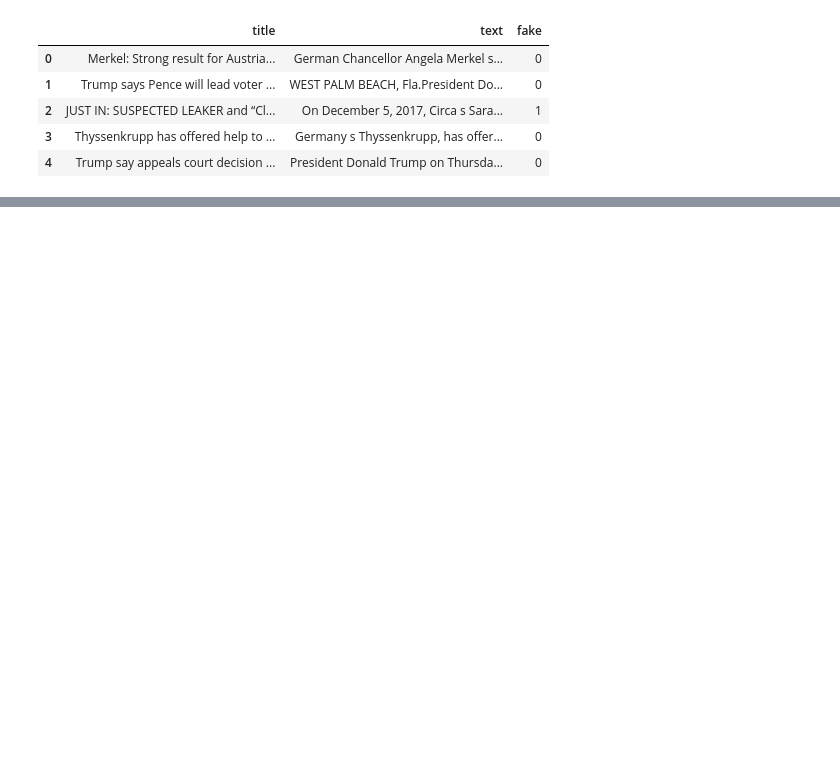
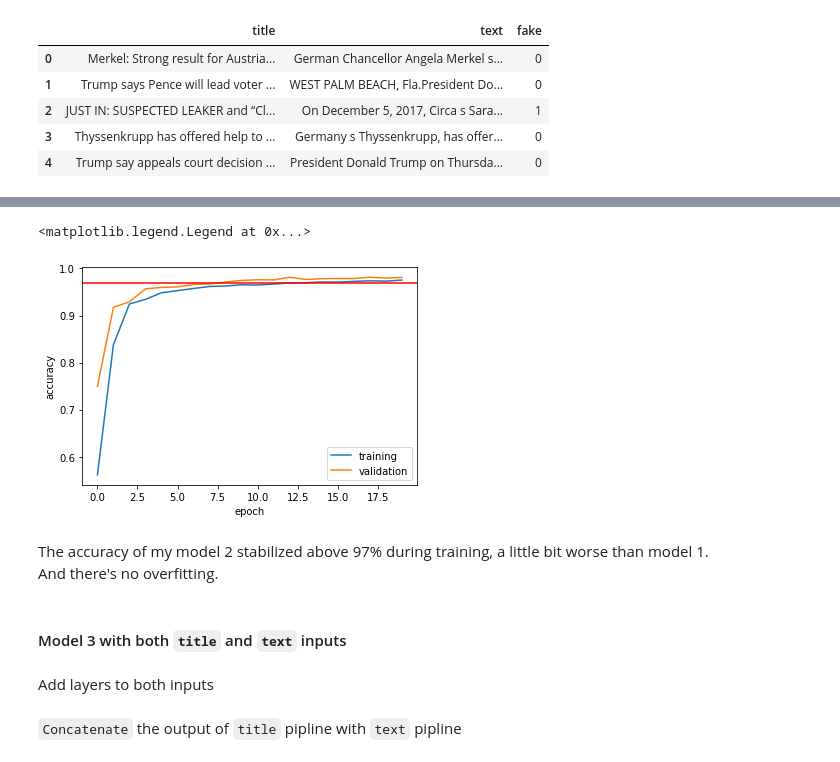
Before and after one commit to libbyrencc/post, a Jupyter notebook: post6/post6.ipynb, the cells around one changed output, grey strips where cells are left out. Drawn from its saved outputs; the diff is of its cells as text; code cells hidden in the pictures; blank space fills up the shorter version.

```diff
--- a/post6/post6.ipynb
+++ b/post6/post6.ipynb
@@ -65,0 +208,23 @@ train['text']=train['text'].apply(lambda x: ' '.join([word for word in x.split()
+# %%
+# Setting for text_input_only
+text_input=keras.Input(
+    shape =(1,),
+    name='text',
+    dtype='string'
+)
+vectorize_layer_text = TextVectorization(
+    standardize=standardization,
+    max_tokens=size_vocabulary,
+    output_mode='int',
+    output_sequence_length=250)
+vectorize_layer_text.adapt(train.map(lambda x, y: x['text']))
+text_features = vectorize_layer_title(text_input)
+text_features = layers.Embedding(size_vocabulary, 3, name = "embedding")(text_features)
+text_features = layers.Dropout(0.2)(text_features)
+text_features = layers.GlobalAveragePooling1D()(text_features)
+text_features = layers.Dropout(0.2)(text_features)
+#A little difference here in order to speed up, since text's size is bigger
+text_features = layers.Dense(16, activation='relu')(text_features)
+text_output = layers.Dense(2,name='fake')(text_features)
+# %%
+model_2= keras.Model(inputs=text_input,outputs=text_output,name="text_model")
@@ -65,0 +251,27 @@ train['text']=train['text'].apply(lambda x: ' '.join([word for word in x.split()
+# %%
+model_2.compile(optimizer = "adam",
+              loss = losses.SparseCategoricalCrossentropy(from_logits=True),
+              metrics=['accuracy']
+)
+# %%
+history = model_2.fit(train,
+                    validation_data=val,
+                    epochs = 20
+                      #less epoches for speed
+                     )
+# %%
+plt.plot(history.history["accuracy"],label = "training")
+plt.plot(history.history["val_accuracy"],label = "validation")
+plt.gca().set(xlabel = "epoch", ylabel = "accuracy")
+plt.axhline(y=0.97, color='r', linestyle='-')
+plt.legend()
+# %% [output]
+<matplotlib.legend.Legend at 0x...>
+[figure, added]
+# %% [markdown]
+The accuracy of my model 2 stabilized above 97% during training, a little bit worse than model 1.
+And there's no overfitting.
+# %% [markdown]
+#### Model 3 with both `title` and `text` inputs
+# %% [markdown]
+Add layers to both inputs
@@ -65,0 +294,2 @@ train['text']=train['text'].apply(lambda x: ' '.join([word for word in x.split()
+# %% [markdown]
+`Concatenate` the output of `title` pipline with `text` pipline
```
Also changed, not shown: parts of 69 cells of this notebook, 1 other file.
